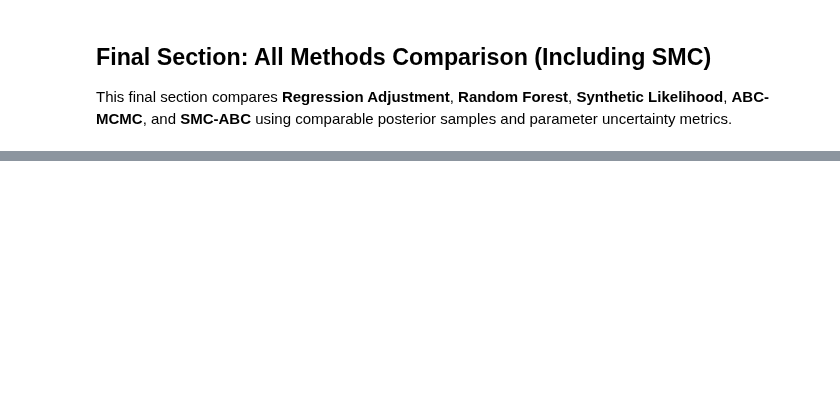
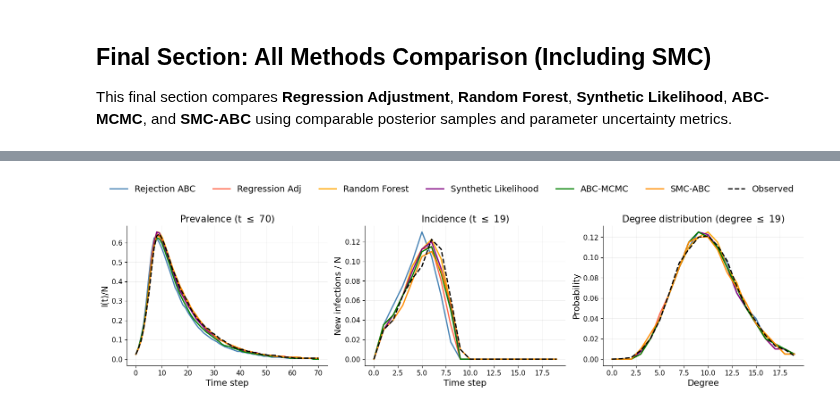
Before and after one commit to zyyy22/ST3247-Project, a Jupyter notebook: 4_adv_methods.ipynb, the cells around one changed output, grey strips where cells are left out. Saved outputs shown, nothing was run; the diff lists cells and outputs as text; code cells hidden in the pictures; blank space fills up the shorter version.

```diff
--- a/4_adv_methods.ipynb
+++ b/4_adv_methods.ipynb
@@ -1843,0 +1844,52 @@ plt.show()
+# %%
+fig, axes = plt.subplots(1, 3, figsize=(16, 4.5))
+
+# --- Prevalence zoomed ---
+ax = axes[0]
+for method_name, color in method_specs:
+    ax.plot(t[:prev_zoom_end + 1], method_medians[method_name]["prev"][:prev_zoom_end + 1],
+            color=color, linewidth=2.0, label=method_name)
+ax.plot(t[:prev_zoom_end + 1], obs_prev_median[:prev_zoom_end + 1], "k--", linewidth=2.0, label="Observed")
+ax.set_title(f"Prevalence (t $\\leq$ {prev_zoom_end})", fontsize=15)
+ax.set_xlabel("Time step", fontsize=14)
+ax.set_ylabel("I(t)/N", fontsize=14)
+ax.tick_params(labelsize=11)
+ax.grid(alpha=0.2)
+
+# --- Incidence zoomed ---
+ax = axes[1]
+for method_name, color in method_specs:
+    ax.plot(t[:inc_zoom_end + 1], method_medians[method_name]["inc"][:inc_zoom_end + 1],
+            color=color, linewidth=2.0)
+ax.plot(t[:inc_zoom_end + 1], obs_inc[:inc_zoom_end + 1], "k--", linewidth=2.0)
+ax.set_title(f"Incidence (t $\\leq$ {inc_zoom_end})", fontsize=15)
+ax.set_xlabel("Time step", fontsize=14)
+ax.set_ylabel("New infections / N", fontsize=14)
+ax.tick_params(labelsize=11)
+ax.grid(alpha=0.2)
+
+# --- Degree distribution zoomed ---
+ax = axes[2]
+for method_name, color in method_specs:
+    y = method_medians[method_name]["deg"]
+    this_end = min(deg_zoom_end + 1, len(y))
+    ax.plot(np.arange(this_end), y[:this_end], color=color, linewidth=2.0)
+obs_end = min(deg_zoom_end + 1, len(obs_deg))
+ax.plot(np.arange(obs_end), obs_deg[:obs_end], "k--", linewidth=2.0)
+ax.set_title(f"Degree distribution (degree $\\leq$ {deg_zoom_end})", fontsize=15)
+ax.set_xlabel("Degree", fontsize=14)
+ax.set_ylabel("Probability", fontsize=14)
+ax.tick_params(labelsize=11)
+ax.grid(alpha=0.2)
+
+# Shared legend above
+handles, labels = axes[0].get_legend_handles_labels()
+fig.legend(handles, labels, loc="upper center", ncol=7, frameon=False,
+           bbox_to_anchor=(0.5, 1.08), fontsize=14)
+
+sns.despine()
+fig.tight_layout(rect=[0, 0, 1, 0.93])
+plt.savefig("ppc_zoomed_row.png", dpi=160, bbox_inches="tight")
+plt.show()
+# %% [output]
+[figure, added]
```
Also changed, not shown: parts of 29 cells of this notebook, 9 other files.
